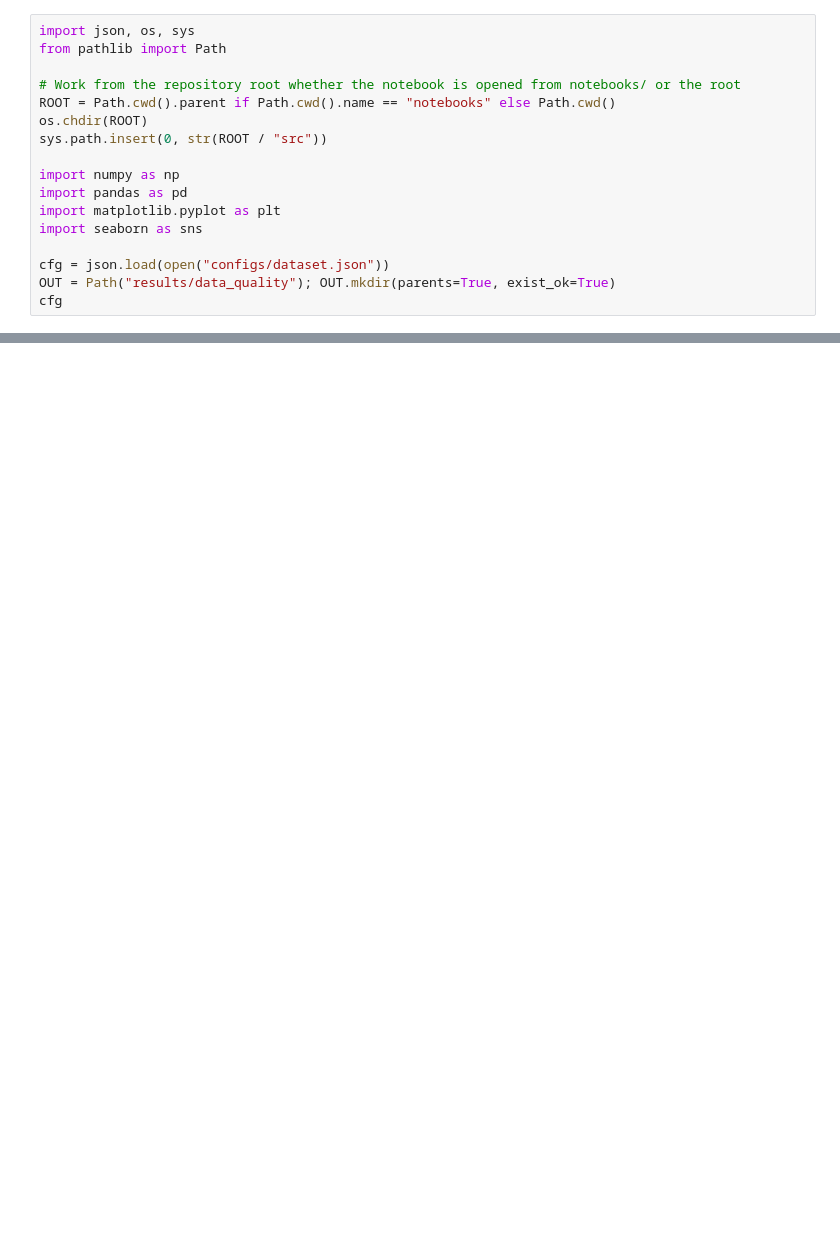
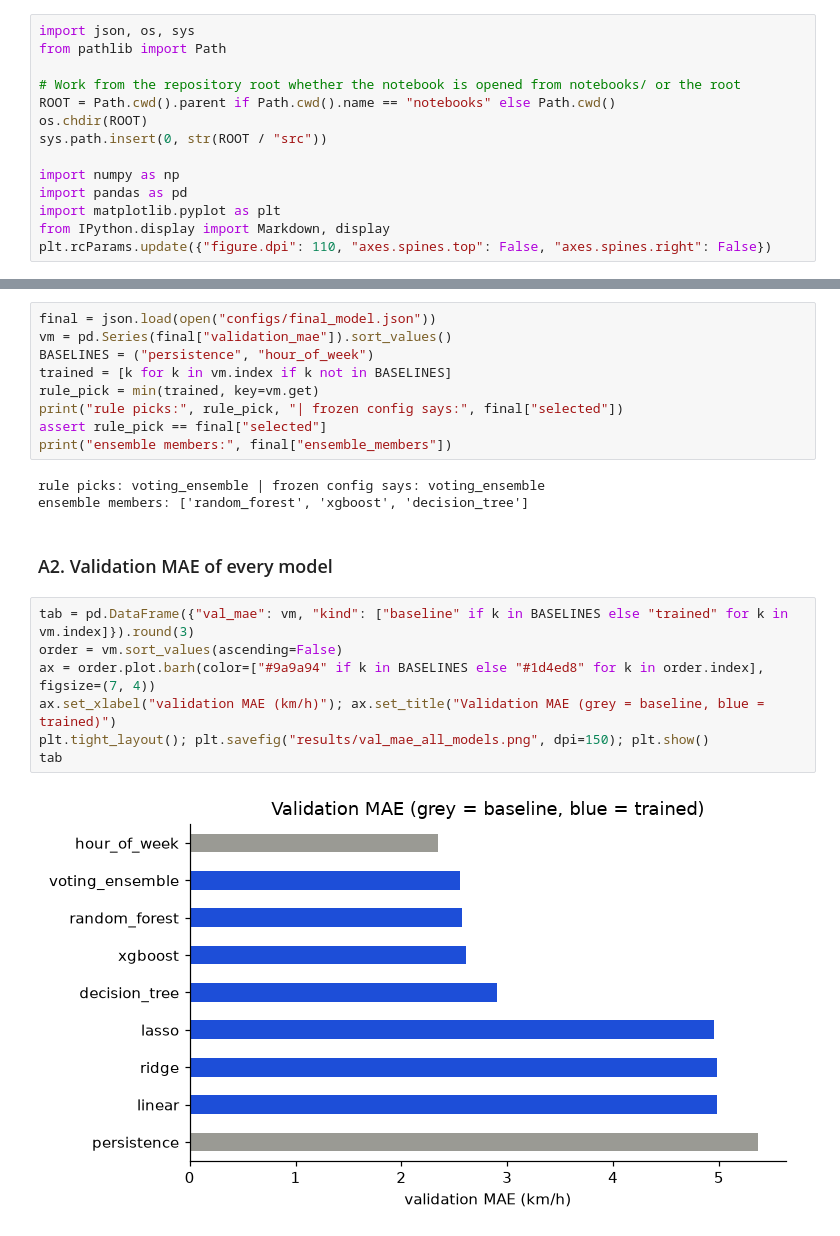
Before and after one commit to Shrey0407/Traffic-flow-prediction, a Jupyter notebook: notebooks/03_validation_and_test.ipynb, the cells around one changed output, grey strips where cells are left out. Cells and saved outputs as stored; diff of their text form; blank space fills up the shorter version.

```diff
--- a/notebooks/03_validation_and_test.ipynb
+++ b/notebooks/03_validation_and_test.ipynb
@@ -14,8 +14,5 @@ sys.path.insert(0, str(ROOT / "src"))
 import numpy as np
 import pandas as pd
 import matplotlib.pyplot as plt
-import seaborn as sns
-
-cfg = json.load(open("configs/dataset.json"))
-OUT = Path("results/data_quality"); OUT.mkdir(parents=True, exist_ok=True)
-cfg
+from IPython.display import Markdown, display
+plt.rcParams.update({"figure.dpi": 110, "axes.spines.top": False, "axes.spines.right": False})
@@ -50,0 +23,23 @@ A large gap between validation and test MAE means the test period differs from v
+# %%
+final = json.load(open("configs/final_model.json"))
+vm = pd.Series(final["validation_mae"]).sort_values()
+BASELINES = ("persistence", "hour_of_week")
+trained = [k for k in vm.index if k not in BASELINES]
+rule_pick = min(trained, key=vm.get)
+print("rule picks:", rule_pick, "| frozen config says:", final["selected"])
+assert rule_pick == final["selected"]
+print("ensemble members:", final["ensemble_members"])
+# %% [output]
+rule picks: voting_ensemble | frozen config says: voting_ensemble
+ensemble members: ['random_forest', 'xgboost', 'decision_tree']
+# %% [markdown]
+### A2. Validation MAE of every model
+# %%
+tab = pd.DataFrame({"val_mae": vm, "kind": ["baseline" if k in BASELINES else "trained" for k in vm.index]}).round(3)
+order = vm.sort_values(ascending=False)
+ax = order.plot.barh(color=["#9a9a94" if k in BASELINES else "#1d4ed8" for k in order.index], figsize=(7, 4))
+ax.set_xlabel("validation MAE (km/h)"); ax.set_title("Validation MAE (grey = baseline, blue = trained)")
+plt.tight_layout(); plt.savefig("results/val_mae_all_models.png", dpi=150); plt.show()
+tab
+# %% [output]
+[figure, added]
```
Also changed, not shown: parts of 27 cells of this notebook, 53 other files.
